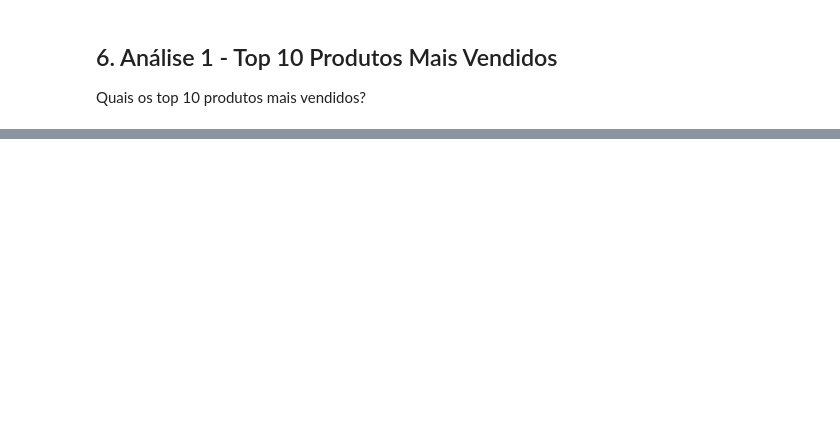
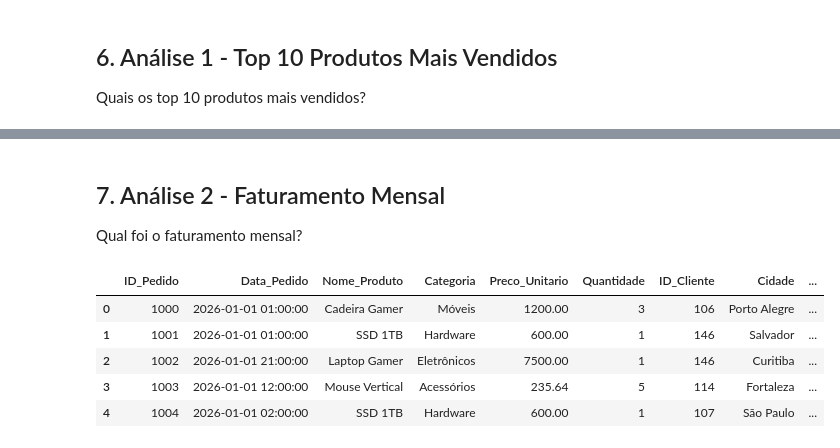
Before and after one commit to Afonso-eng/PORTIFOLIO, a Jupyter notebook: PROJETO E-COMERCE/PROJETO_ANALISE_VENDAS.ipynb, the cells around one changed output, grey strips where cells are left out. Cells and saved outputs as stored; diff of their text form; code cells hidden in the pictures; blank space fills up the shorter version.

```diff
--- a/PROJETO E-COMERCE/PROJETO_ANALISE_VENDAS.ipynb
+++ b/PROJETO E-COMERCE/PROJETO_ANALISE_VENDAS.ipynb
@@ -327,0 +328,13 @@ Passing `palette` without assigning `hue` is deprecated and will be removed in v
+# %% [markdown]
+## 7. Análise 2 - Faturamento Mensal
+
+Qual foi o faturamento mensal?
+# %%
+df_vendas.head()
+# %% [output]
+|  | ID_Pedido | Data_Pedido | Nome_Produto | Categoria | Preco_Unitario | Quantidade | ID_Cliente | Cidade | ... |
+| 0 | 1000 | 2026-01-01 01:00:00 | Cadeira Gamer | Móveis | 1200.00 | 3 | 106 | Porto Alegre | ... |
+| 1 | 1001 | 2026-01-01 01:00:00 | SSD 1TB | Hardware | 600.00 | 1 | 146 | Salvador | ... |
+| 2 | 1002 | 2026-01-01 21:00:00 | Laptop Gamer | Eletrônicos | 7500.00 | 1 | 146 | Curitiba | ... |
+| 3 | 1003 | 2026-01-01 12:00:00 | Mouse Vertical | Acessórios | 235.64 | 5 | 114 | Fortaleza | ... |
+| 4 | 1004 | 2026-01-01 02:00:00 | SSD 1TB | Hardware | 600.00 | 1 | 107 | São Paulo | ... |
```
Also changed, not shown: parts of 15 cells of this notebook.
